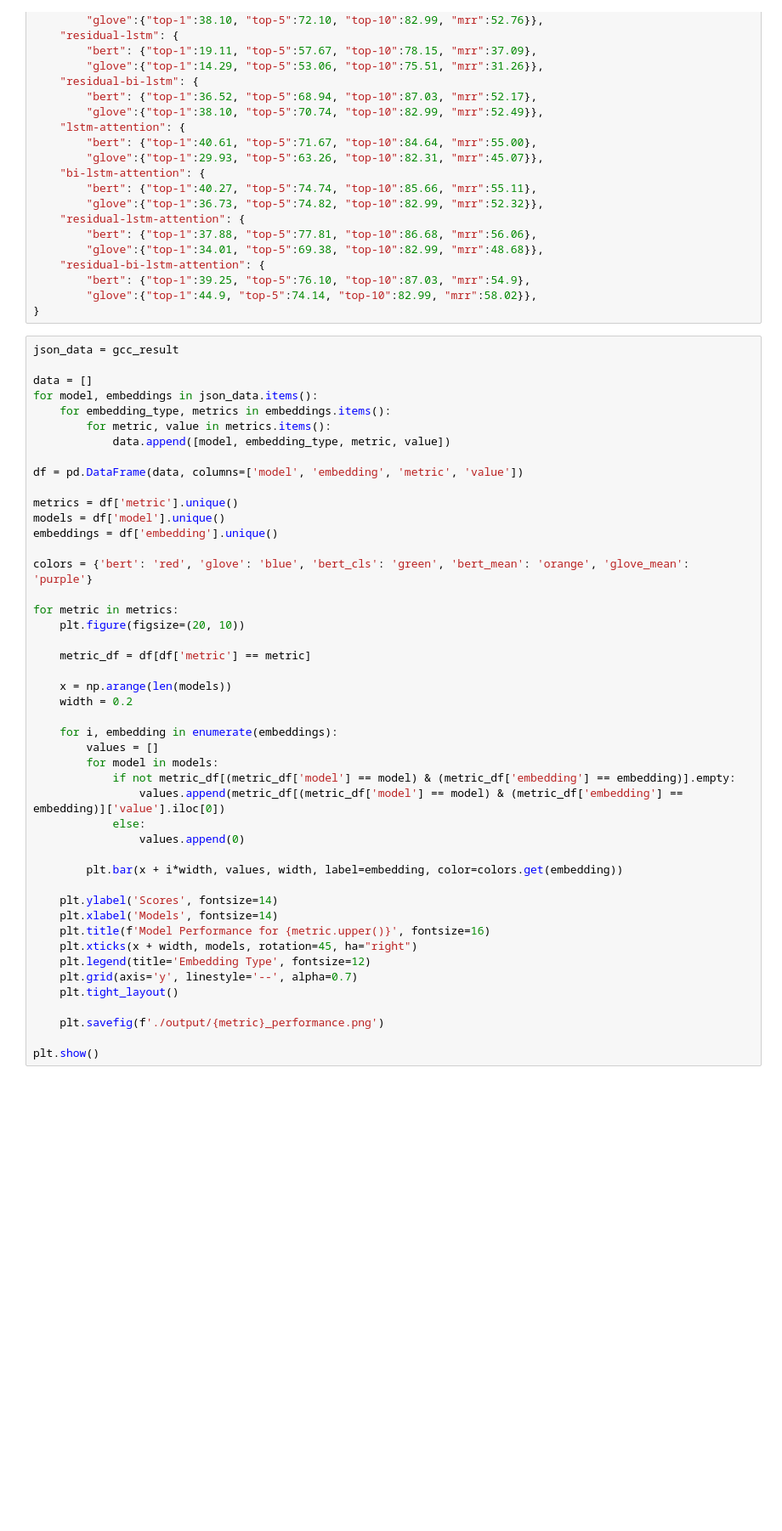
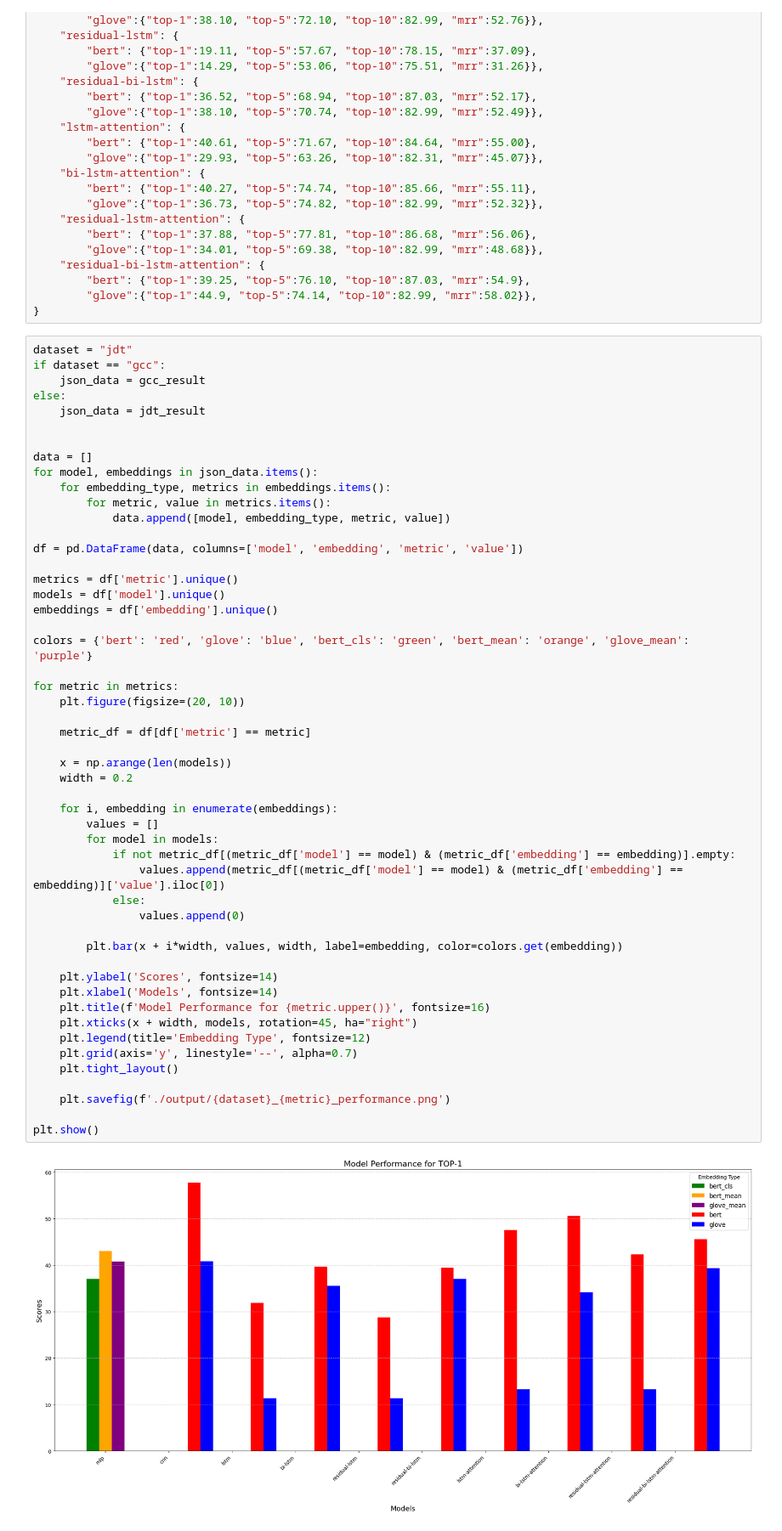
Before and after one commit to AmirEspahbodi/bac, a Jupyter notebook: scripts/resutl_diagrams.ipynb, the cells around one changed output. Shown at 85% size. Saved outputs shown, nothing was run; the diff lists cells and outputs as text; blank space fills up the shorter version.

```diff
--- a/scripts/resutl_diagrams.ipynb
+++ b/scripts/resutl_diagrams.ipynb
@@ -72,7 +72,12 @@ jdt_result = {
         "glove":{"top-1":44.9, "top-5":74.14, "top-10":82.99, "mrr":58.02}},
 }
 # %%
-json_data = gcc_result
+dataset = "jdt"
+if dataset == "gcc":
+    json_data = gcc_result
+else:
+    json_data = jdt_result
+
 
 data = []
 for model, embeddings in json_data.items():
@@ -89,31 +94,33 @@ embeddings = df['embedding'].unique()
 colors = {'bert': 'red', 'glove': 'blue', 'bert_cls': 'green', 'bert_mean': 'orange', 'glove_mean': 'purple'}
 
 for metric in metrics:
     plt.figure(figsize=(20, 10))
 
     metric_df = df[df['metric'] == metric]
 
     x = np.arange(len(models))
     width = 0.2
 
     for i, embedding in enumerate(embeddings):
         values = []
         for model in models:
             if not metric_df[(metric_df['model'] == model) & (metric_df['embedding'] == embedding)].empty:
                 values.append(metric_df[(metric_df['model'] == model) & (metric_df['embedding'] == embedding)]['value'].iloc[0])
             else:
                 values.append(0)
 
         plt.bar(x + i*width, values, width, label=embedding, color=colors.get(embedding))
 
     plt.ylabel('Scores', fontsize=14)
     plt.xlabel('Models', fontsize=14)
     plt.title(f'Model Performance for {metric.upper()}', fontsize=16)
     plt.xticks(x + width, models, rotation=45, ha="right")
     plt.legend(title='Embedding Type', fontsize=12)
     plt.grid(axis='y', linestyle='--', alpha=0.7)
     plt.tight_layout()
 
-    plt.savefig(f'./output/{metric}_performance.png')
+    plt.savefig(f'./output/{dataset}_{metric}_performance.png')
 
 plt.show()
+# %% [output]
+[figure, added]
```
Also changed, not shown: parts of 1 cell of this notebook, 8 other files.
